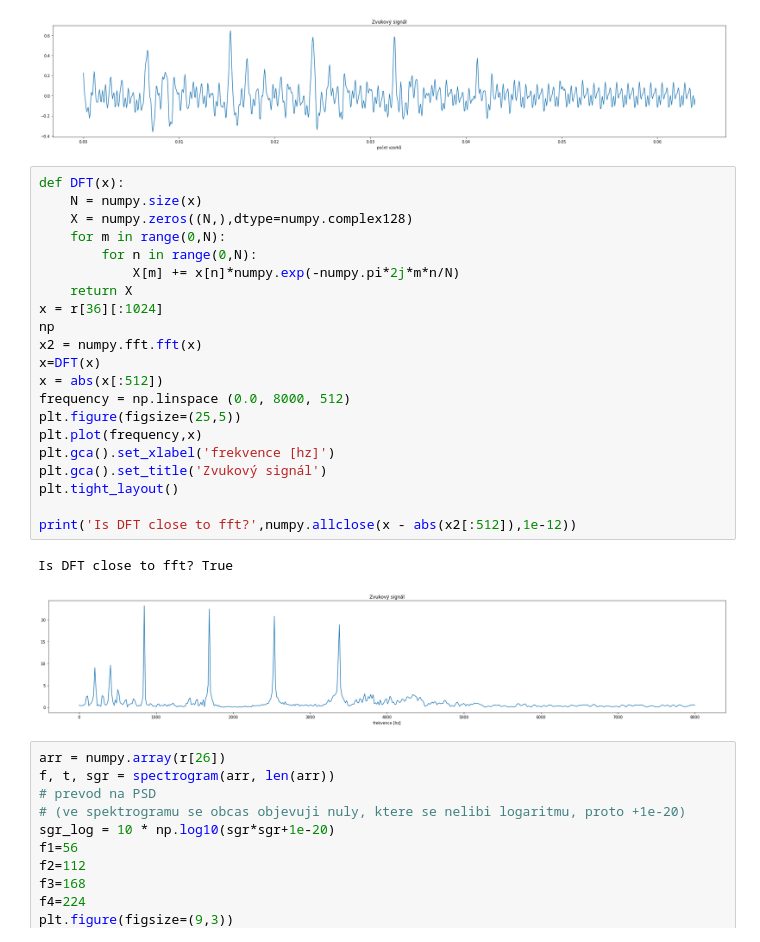
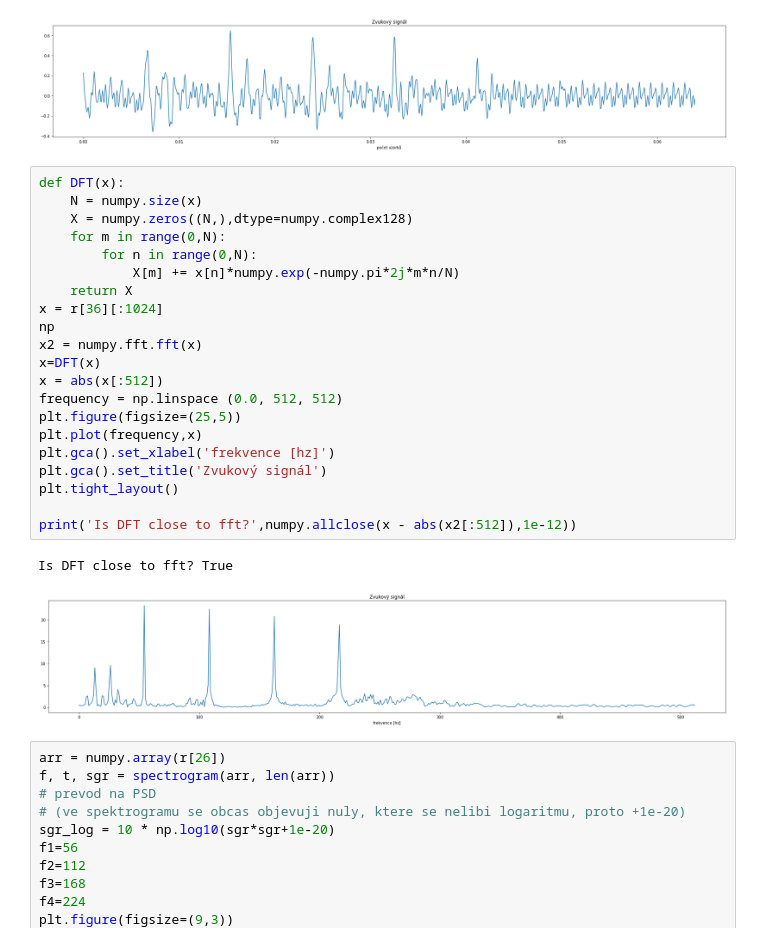
Before and after one commit to hosprojektant/iss, a Jupyter notebook: python_notebook.ipynb, the cells around one changed output. Drawn from its saved outputs; the diff is of its cells as text.

```diff
--- a/python_notebook.ipynb
+++ b/python_notebook.ipynb
@@ -66,27 +69,27 @@ plt.tight_layout()
 # %%
 def DFT(x):
     N = numpy.size(x)
     X = numpy.zeros((N,),dtype=numpy.complex128)
     for m in range(0,N):
         for n in range(0,N):
             X[m] += x[n]*numpy.exp(-numpy.pi*2j*m*n/N)
     return X
 x = r[36][:1024]
 np
 x2 = numpy.fft.fft(x)
 x=DFT(x)
 x = abs(x[:512])
-frequency = np.linspace (0.0, 8000, 512)
+frequency = np.linspace (0.0, 512, 512)
 plt.figure(figsize=(25,5))
 plt.plot(frequency,x)
 plt.gca().set_xlabel('frekvence [hz]')
 plt.gca().set_title('Zvukový signál')
 plt.tight_layout()
 
 print('Is DFT close to fft?',numpy.allclose(x - abs(x2[:512]),1e-12))
 # %% [output]
 Is DFT close to fft? True
-[figure, old version]
+[figure, new version]
 # %%
 arr = numpy.array(r[26])
 f, t, sgr = spectrogram(arr, len(arr))
```
Also changed, not shown: parts of 4 cells of this notebook, 2 other files.
